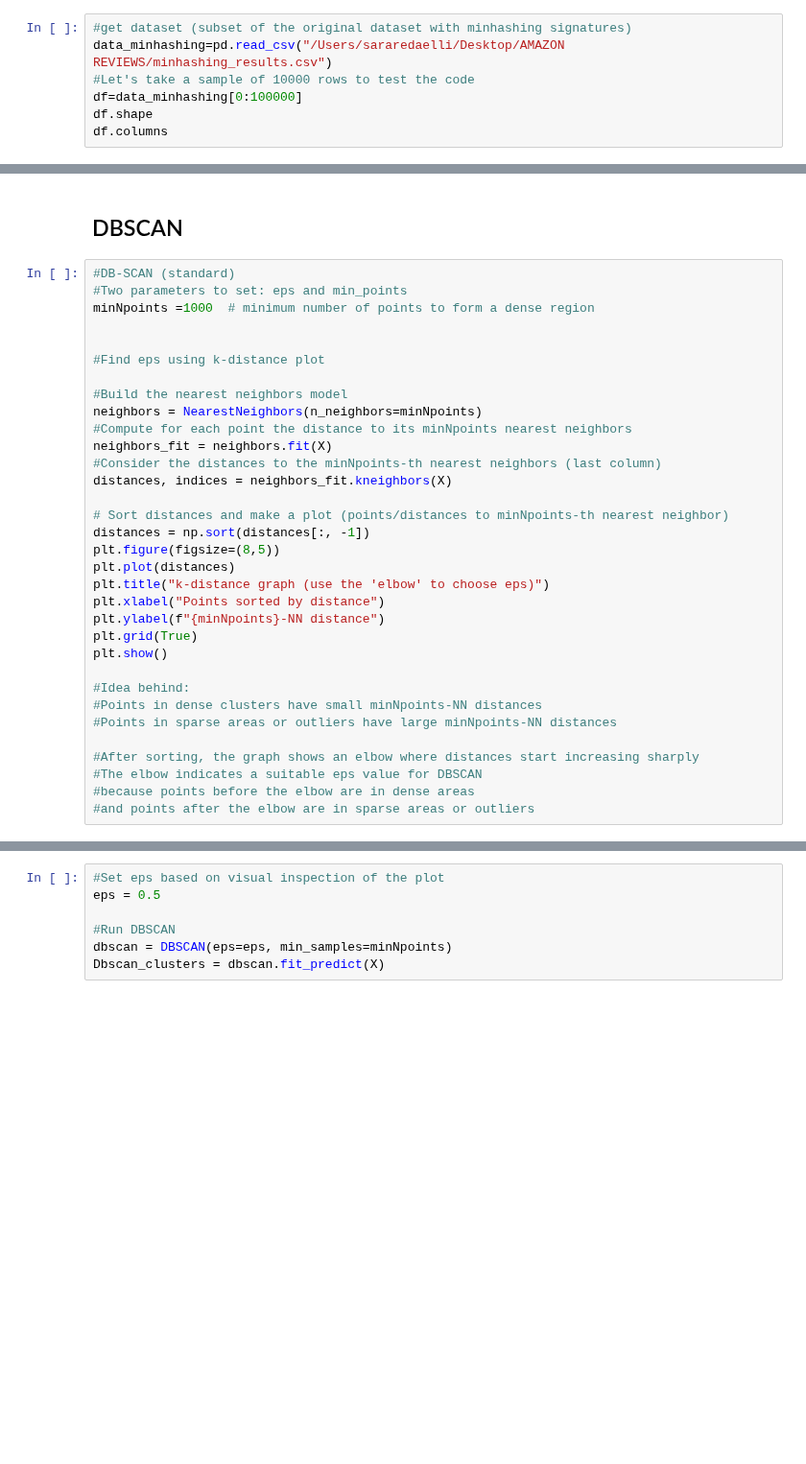
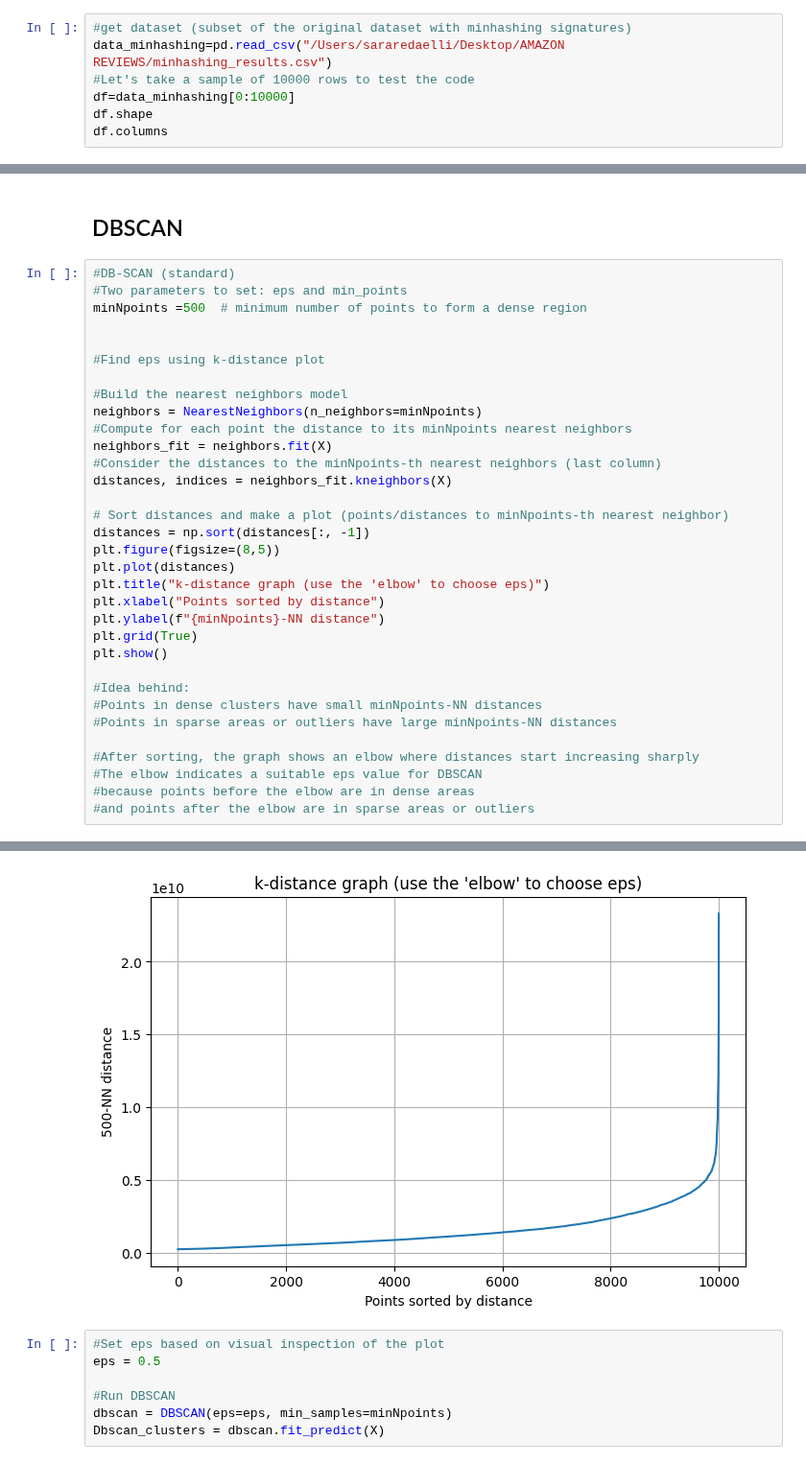
Before and after one commit to tanjapock/AmazonReview, a Jupyter notebook: Minhashing_cluster_sara.ipynb, the cells around one changed output, grey strips where cells are left out. Shown at 96% size. Drawn from its saved outputs; the diff is of its cells as text; blank space fills up the shorter version.

```diff
--- a/Minhashing_cluster_sara.ipynb
+++ b/Minhashing_cluster_sara.ipynb
@@ -16,7 +16,7 @@ import hdbscan
 #get dataset (subset of the original dataset with minhashing signatures)
 data_minhashing=pd.read_csv("/Users/sararedaelli/Desktop/AMAZON REVIEWS/minhashing_results.csv")
 #Let's take a sample of 10000 rows to test the code
-df=data_minhashing[0:100000]
+df=data_minhashing[0:10000]
 df.shape
 df.columns
 # %% [output]
@@ -168,7 +168,7 @@ cluster
 # %%
 #DB-SCAN (standard)
 #Two parameters to set: eps and min_points
-minNpoints =1000  # minimum number of points to form a dense region
+minNpoints =500  # minimum number of points to form a dense region
 
 
 #Find eps using k-distance plot
@@ -203,3 +202,4 @@ KeyboardInterrupt:
+[figure, added]
 # %%
 #Set eps based on visual inspection of the plot
 eps = 0.5
```
Also changed, not shown: parts of 9 cells of this notebook.
